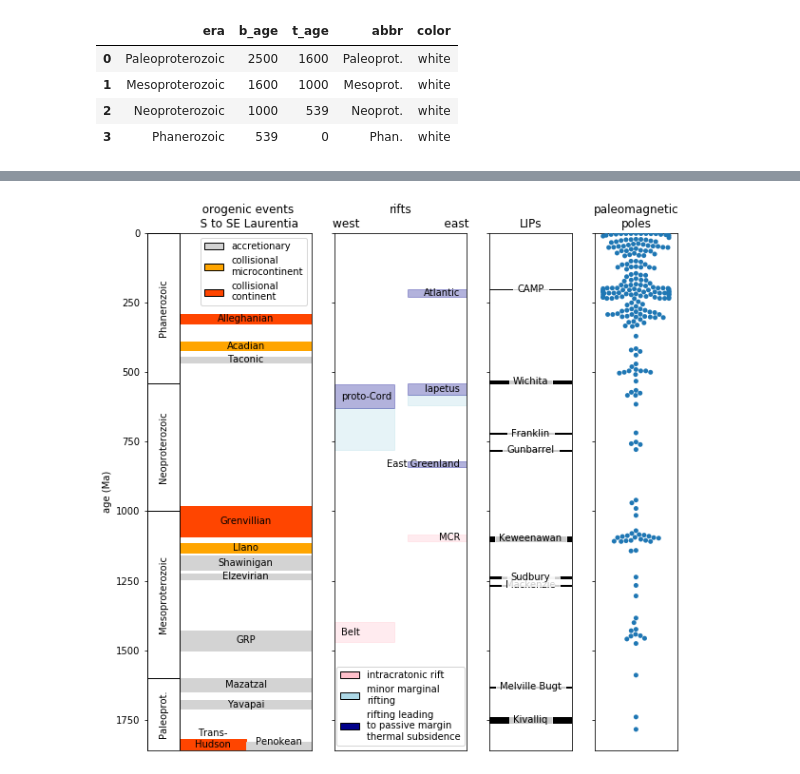
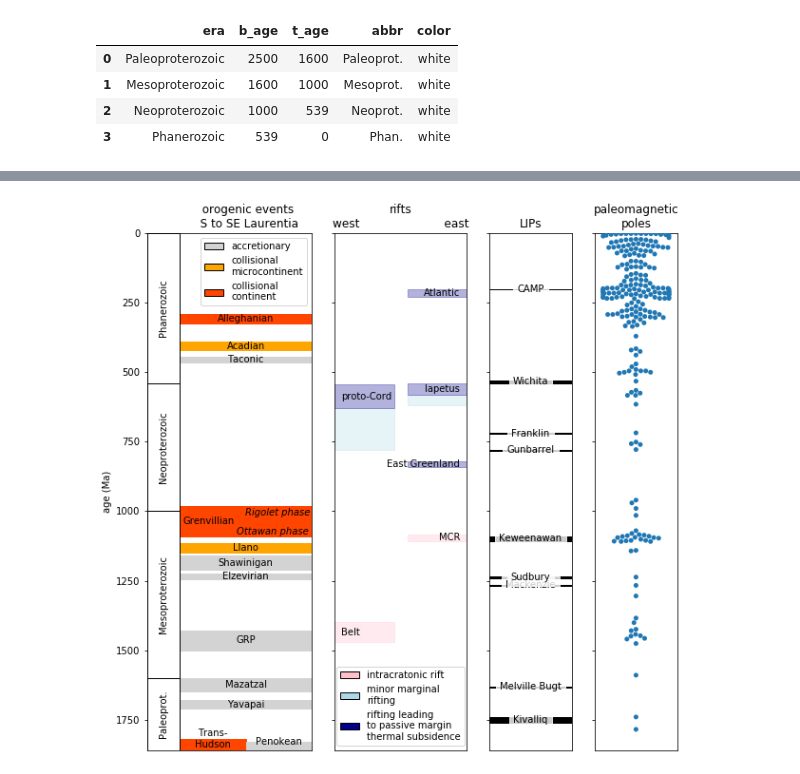
Before and after one commit to Swanson-Hysell-Group/Laurentia_Paleogeography, a Jupyter notebook: Code/Laurentia_tectonic_summary.ipynb, the cells around one changed output, grey strips where cells are left out. Drawn from its saved outputs; the diff is of its cells as text; code cells hidden in the pictures.

Commit message:
add separate labels for Ottawan and Rigolet phases of Grenvillian orogeny

```diff
--- a/Code/Laurentia_tectonic_summary.ipynb
+++ b/Code/Laurentia_tectonic_summary.ipynb
@@ -68,6 +68,15 @@ for event in tectonic_events.index:
             ax_orogeny.add_patch(rect)
             plt.text(0.4,end,'Trans-\nHudson',
                  verticalalignment='center',horizontalalignment='center')
+        elif tectonic_events['name'][event] == 'Grenvillian':
+            rect = plt.Rectangle((0.2, end), 1, start-end, color='orangered')
+            ax_orogeny.add_patch(rect)
+            plt.text(0.22,(start+end)/2,name,
+                     verticalalignment='center',horizontalalignment='left')
+            plt.text(0.98,1075,'Ottawan phase',fontstyle='italic',
+                     verticalalignment='center',horizontalalignment='right')
+            plt.text(0.99,1005,'Rigolet phase',fontstyle='italic',
+                     verticalalignment='center',horizontalalignment='right')
         else:
             rect = plt.Rectangle((0.2, end), 1, start-end, color='orangered')
             ax_orogeny.add_patch(rect)
@@ -205,31 +214,31 @@ plt.tick_params(
     which='both',      # both major and minor ticks are affected
     bottom=False,      # ticks along the bottom edge are off
     top=False,         # ticks along the top edge are off
     labelbottom=False) # labels along the bottom edge are off
 plt.tick_params(
     axis='y',          # changes apply to the x-axis
     which='both',      # both major and minor ticks are affected
     left=True,      # ticks along the left edge are off
     labelleft=False) # labels along the bottom edge are off
 
 ax_Poles = fig.add_subplot(gs[3])
 
 sns.swarmplot(y=Laurentia_Precambrian_poles['nominal age'].tolist()+Phanerozoic_poles['Age'].tolist())
 plt.title('paleomagnetic\npoles')
 plt.ylim(1860,0)
 plt.tick_params(
     axis='x',          # changes apply to the x-axis
     which='both',      # both major and minor ticks are affected
     bottom=False,      # ticks along the bottom edge are off
     top=False,         # ticks along the top edge are off
     labelbottom=False) # labels along the bottom edge are off
 plt.tick_params(
     axis='y',          # changes apply to the x-axis
     which='both',      # both major and minor ticks are affected
     left=True,      # ticks along the left edge are off
     labelleft=False) # labels along the bottom edge are off
 
 #plt.tight_layout()
 plt.savefig('../Figures/Tectonic_history.pdf', bbox_inches = 'tight', pad_inches = 0)
 # %% [output]
-[figure, old version]
+[figure, new version]
```
Also changed, not shown: 1 other file.
